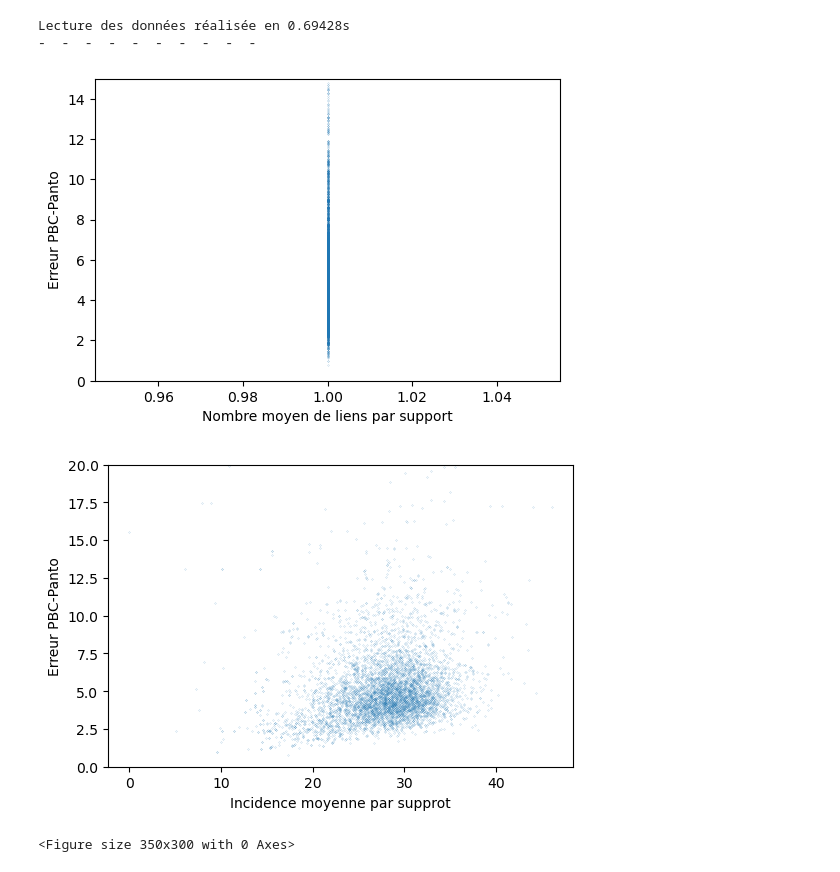
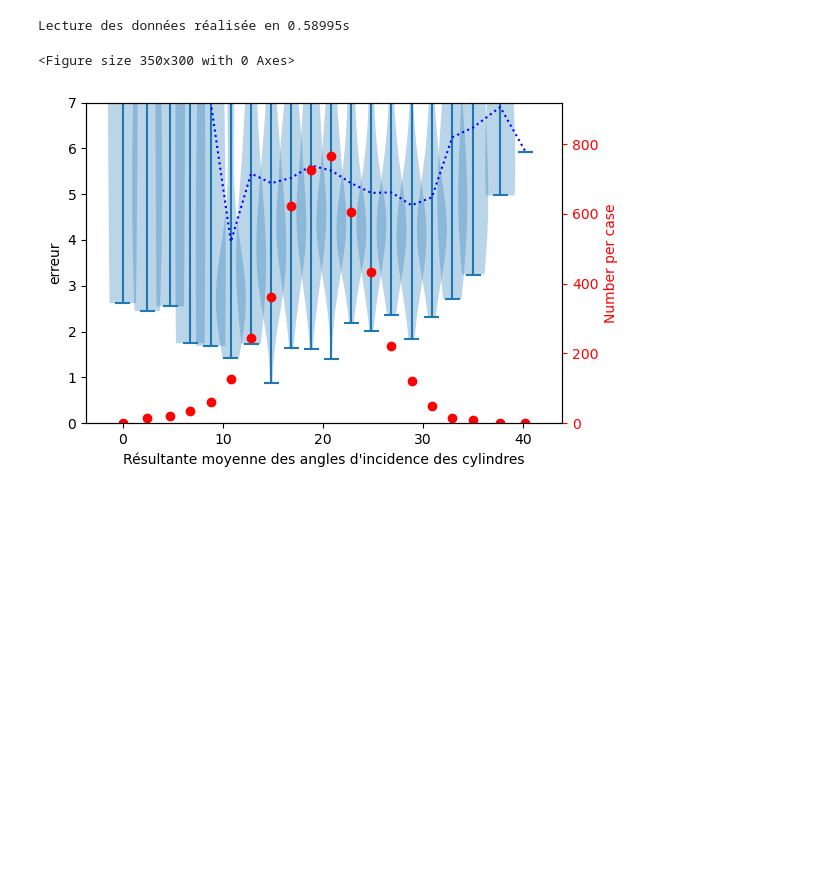
Before and after one commit to h06e/abakubc, a Jupyter notebook: utilities/carre_supports.ipynb, the cells around one changed output. Drawn from its saved outputs; the diff is of its cells as text; code cells hidden in the pictures; blank space fills up the shorter version.

```diff
--- a/utilities/carre_supports.ipynb
+++ b/utilities/carre_supports.ipynb
@@ -16,52 +16,53 @@ import os
 import matplotlib as mpl
 mpl.rcParams['figure.dpi'] = 100
 
 campagnes = ['campagne_carre']
 data = get_bulk_data(read_data_from_campaigns(campagnes))
 
 
 supports_data = np.zeros((len(data), 3))
 supports_data[:] = np.nan
 counter = 0
 
 for test_id, test in data.items():
-    with open(f'../KUBC_support_analysis/bis/{test_id}.txt') as f:
+    with open(f'../KUBC_support_analysis/carre/{test_id}.txt') as f:
         for _ in range(43):
             next(f)
         supports_list = []
-        for l in range(40):
+        for l in range(40): # les 40 cylindres
             line = f.readline().split(' ')
             s=0
-            counter_i=1
-            for it in line:
+            counter_i=0
+            for it in line: # les liens
                 try:
                     s=s+float(it)
                     counter_i+=1
                 except:
                     pass
-            supports_list.append(abs(s))
+            if counter_i !=0:
+                supports_list.append(abs(s)/counter_i)
     supports_data[counter, 0] = len(supports_list)/40  # Nb moyen de lien
-    supports_data[counter, 1] = sum(supports_list)/(40-test.get_number_ms()) #incidence moyenne
+    supports_data[counter, 1] = sum(supports_list)/len(supports_list) #incidence moyenne
     supports_data[counter, 2] = test.get_error((0,3))
     counter += 1
 
-print('-  '*10)
-plt.scatter(supports_data[:,0],supports_data[:,2],s=0.01)
-plt.xlabel('Nombre moyen de liens par support')
-plt.ylabel('Erreur PBC-Panto')
-plt.ylim((0,15))
+# print('-  '*10)
+# plt.scatter(supports_data[:,0],supports_data[:,2],s=0.01)
+# plt.xlabel('Nombre moyen de liens par support')
+# plt.ylabel('Erreur PBC-Panto')
+# plt.ylim((0,15))
 
-plt.figure()
-plt.scatter(supports_data[:,1],supports_data[:,2],s=0.01)
-plt.xlabel('Incidence moyenne par supprot')
-plt.ylabel('Erreur PBC-Panto')
-plt.ylim((0,20))
+# plt.figure()
+# plt.scatter(supports_data[:,1],supports_data[:,2],s=0.01)
+# plt.xlabel('Incidence moyenne par supprot')
+# plt.ylabel('Erreur PBC-Panto')
+# plt.ylim((0,20))
 
 plt.figure(figsize=(3.5,3))
-plot_box2(supports_data[:,1],supports_data[:,2], step=3, ylabel=f'Résultante moyenne des angles d\'incidence des cylindres', width=3,ylim=(0,20))
+plot_box2(supports_data[:,1],supports_data[:,2], step=2,
+          ylabel=f'Résultante moyenne des angles d\'incidence des cylindres',
+          width=3,ylim=(0,7))
 # %% [output]
-Lecture des données réalisée en 0.69428s
--  -  -  -  -  -  -  -  -  -
+Lecture des données réalisée en 0.58995s
+<Figure size 350x300 with 0 Axes>
-[figure, old version]
+[figure, new version]
-[figure, removed]
-<Figure size 350x300 with 0 Axes>
```
Also changed, not shown: parts of 4 cells of this notebook, 48 other files.
